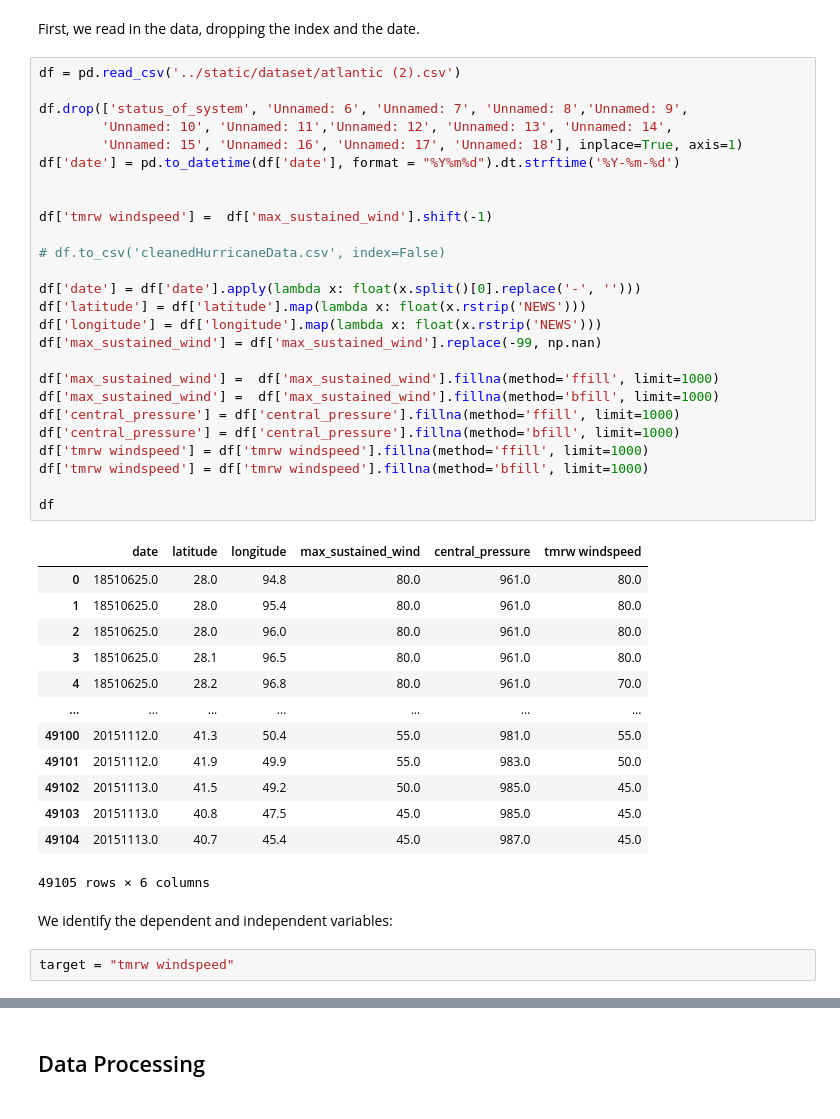
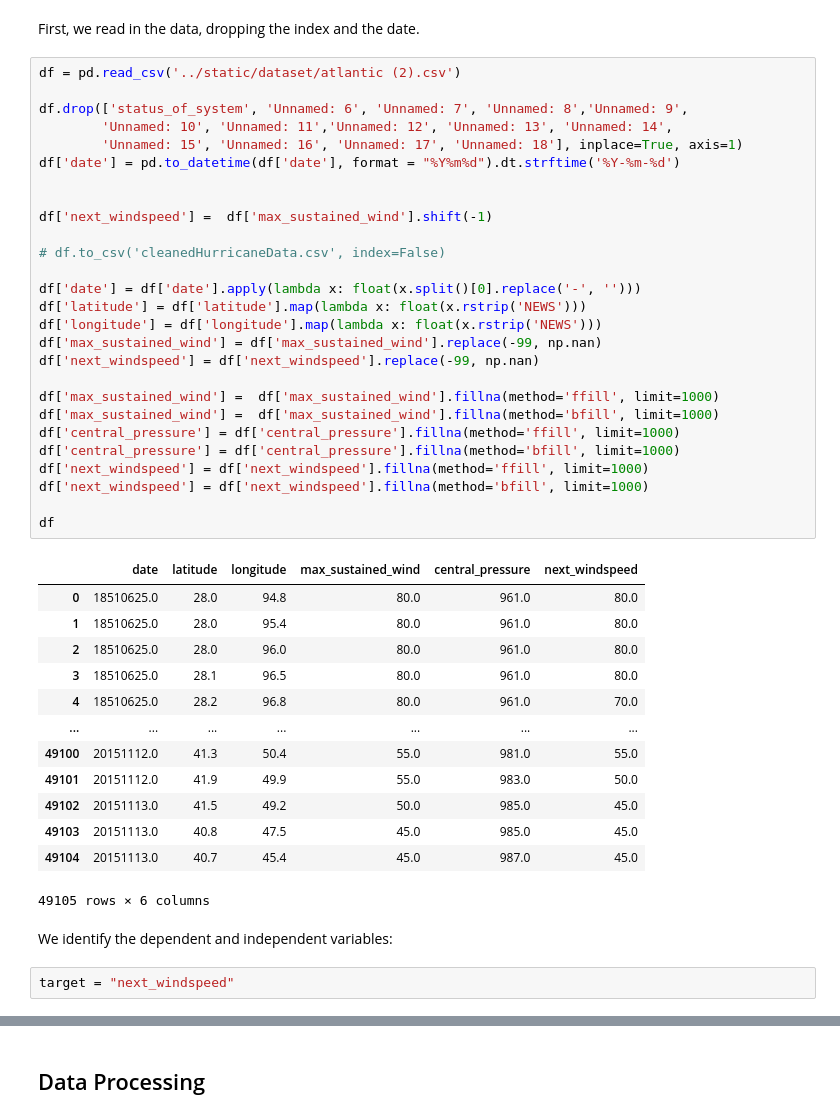
Before and after one commit to AadiTiwar1/HurricanePredictionUsingLSTM, a Jupyter notebook: src/HurricanePredictionDraft1 (3).ipynb, the cells around one changed output, grey strips where cells are left out. Cells and saved outputs as stored; diff of their text form.

```diff
--- a/src/HurricanePredictionDraft1 (3).ipynb
+++ b/src/HurricanePredictionDraft1 (3).ipynb
@@ -15,31 +15,32 @@ First, we read in the data, dropping the index and the date.
 # %%
 df = pd.read_csv('../static/dataset/atlantic (2).csv')
 
 df.drop(['status_of_system', 'Unnamed: 6', 'Unnamed: 7', 'Unnamed: 8','Unnamed: 9',
         'Unnamed: 10', 'Unnamed: 11','Unnamed: 12', 'Unnamed: 13', 'Unnamed: 14',
         'Unnamed: 15', 'Unnamed: 16', 'Unnamed: 17', 'Unnamed: 18'], inplace=True, axis=1)
 df['date'] = pd.to_datetime(df['date'], format = "%Y%m%d").dt.strftime('%Y-%m-%d')
 
 
-df['tmrw windspeed'] =  df['max_sustained_wind'].shift(-1)
+df['next_windspeed'] =  df['max_sustained_wind'].shift(-1)
 
 # df.to_csv('cleanedHurricaneData.csv', index=False)
 
 df['date'] = df['date'].apply(lambda x: float(x.split()[0].replace('-', '')))
 df['latitude'] = df['latitude'].map(lambda x: float(x.rstrip('NEWS')))
 df['longitude'] = df['longitude'].map(lambda x: float(x.rstrip('NEWS')))
 df['max_sustained_wind'] = df['max_sustained_wind'].replace(-99, np.nan)
+df['next_windspeed'] = df['next_windspeed'].replace(-99, np.nan)
 
 df['max_sustained_wind'] =  df['max_sustained_wind'].fillna(method='ffill', limit=1000)
 df['max_sustained_wind'] =  df['max_sustained_wind'].fillna(method='bfill', limit=1000)
 df['central_pressure'] = df['central_pressure'].fillna(method='ffill', limit=1000)
 df['central_pressure'] = df['central_pressure'].fillna(method='bfill', limit=1000)
-df['tmrw windspeed'] = df['tmrw windspeed'].fillna(method='ffill', limit=1000)
-df['tmrw windspeed'] = df['tmrw windspeed'].fillna(method='bfill', limit=1000)
+df['next_windspeed'] = df['next_windspeed'].fillna(method='ffill', limit=1000)
+df['next_windspeed'] = df['next_windspeed'].fillna(method='bfill', limit=1000)
 
 df
 # %% [output]
-|  | date | latitude | longitude | max_sustained_wind | central_pressure | tmrw windspeed |
+|  | date | latitude | longitude | max_sustained_wind | central_pressure | next_windspeed |
 | 0 | 18510625.0 | 28.0 | 94.8 | 80.0 | 961.0 | 80.0 |
 | 1 | 18510625.0 | 28.0 | 95.4 | 80.0 | 961.0 | 80.0 |
 | 2 | 18510625.0 | 28.0 | 96.0 | 80.0 | 961.0 | 80.0 |
@@ -54,6 +55,6 @@ df
 49105 rows × 6 columns
 # %% [markdown]
 We identify the dependent and independent variables:
-# %%
-target = "tmrw windspeed"
+# %%
+target = "next_windspeed"
 # %%
```
Also changed, not shown: parts of 7 cells of this notebook, 2 other files.
